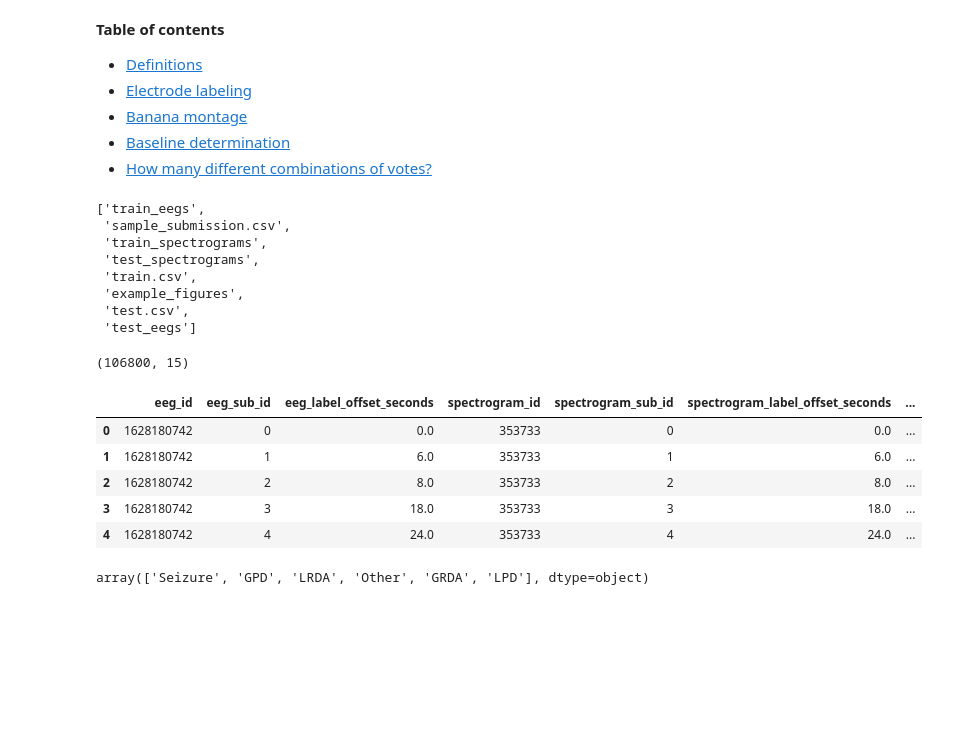
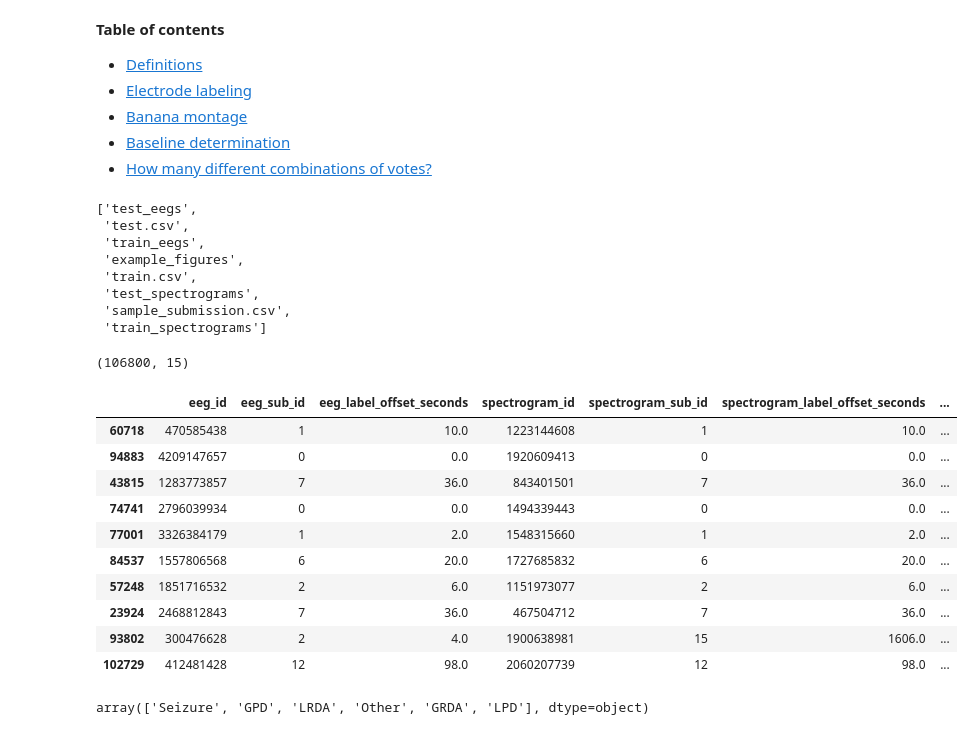
Before and after one commit to epplugins/hms, a Jupyter notebook: EDA/00_looking-around.ipynb, the cells around one changed output. Cells and saved outputs as stored; diff of their text form; code cells hidden in the pictures; blank space fills up the shorter version.

```diff
--- a/EDA/00_looking-around.ipynb
+++ b/EDA/00_looking-around.ipynb
@@ -30,34 +30,39 @@ from scipy.signal import sosfiltfilt, butter
 
 fs = 200  # Sample rate is 200 Hz.
 # %%
-# base_dir = '../../kaggle_data/hms'
-base_dir = '../../data/hms'
+base_dir = '../../kaggle_data/hms'
+# base_dir = '../../data/hms'
 # base_dir = '/kaggle/input/hms-harmful-brain-activity-classification'
 
 train_files = os.listdir(f'{base_dir}/train_eegs')
 os.listdir(base_dir)
 # %% [output]
-['train_eegs',
+['test_eegs',
+ 'test.csv',
+ 'train_eegs',
+ 'example_figures',
+ 'train.csv',
+ 'test_spectrograms',
  'sample_submission.csv',
- 'train_spectrograms',
- 'test_spectrograms',
- 'train.csv',
- 'example_figures',
- 'test.csv',
- 'test_eegs']
+ 'train_spectrograms']
 # %%
 df_traincsv = pd.read_csv(f'{base_dir}/train.csv')
 # train.sample(10)
 print(df_traincsv.shape)
-df_traincsv.head()
+df_traincsv.sample(10)
 # %% [output]
 (106800, 15)
 |  | eeg_id | eeg_sub_id | eeg_label_offset_seconds | spectrogram_id | spectrogram_sub_id | spectrogram_label_offset_seconds | ... |
-| 0 | 1628180742 | 0 | 0.0 | 353733 | 0 | 0.0 | ... |
-| 1 | 1628180742 | 1 | 6.0 | 353733 | 1 | 6.0 | ... |
-| 2 | 1628180742 | 2 | 8.0 | 353733 | 2 | 8.0 | ... |
-| 3 | 1628180742 | 3 | 18.0 | 353733 | 3 | 18.0 | ... |
-| 4 | 1628180742 | 4 | 24.0 | 353733 | 4 | 24.0 | ... |
+| 60718 | 470585438 | 1 | 10.0 | 1223144608 | 1 | 10.0 | ... |
+| 94883 | 4209147657 | 0 | 0.0 | 1920609413 | 0 | 0.0 | ... |
+| 43815 | 1283773857 | 7 | 36.0 | 843401501 | 7 | 36.0 | ... |
+| 74741 | 2796039934 | 0 | 0.0 | 1494339443 | 0 | 0.0 | ... |
+| 77001 | 3326384179 | 1 | 2.0 | 1548315660 | 1 | 2.0 | ... |
+| 84537 | 1557806568 | 6 | 20.0 | 1727685832 | 6 | 20.0 | ... |
+| 57248 | 1851716532 | 2 | 6.0 | 1151973077 | 2 | 6.0 | ... |
+| 23924 | 2468812843 | 7 | 36.0 | 467504712 | 7 | 36.0 | ... |
+| 93802 | 300476628 | 2 | 4.0 | 1900638981 | 15 | 1606.0 | ... |
+| 102729 | 412481428 | 12 | 98.0 | 2060207739 | 12 | 98.0 | ... |
 # %%
 classes = df_traincsv.expert_consensus.unique()
 classes
```
Also changed, not shown: 4 other files.
